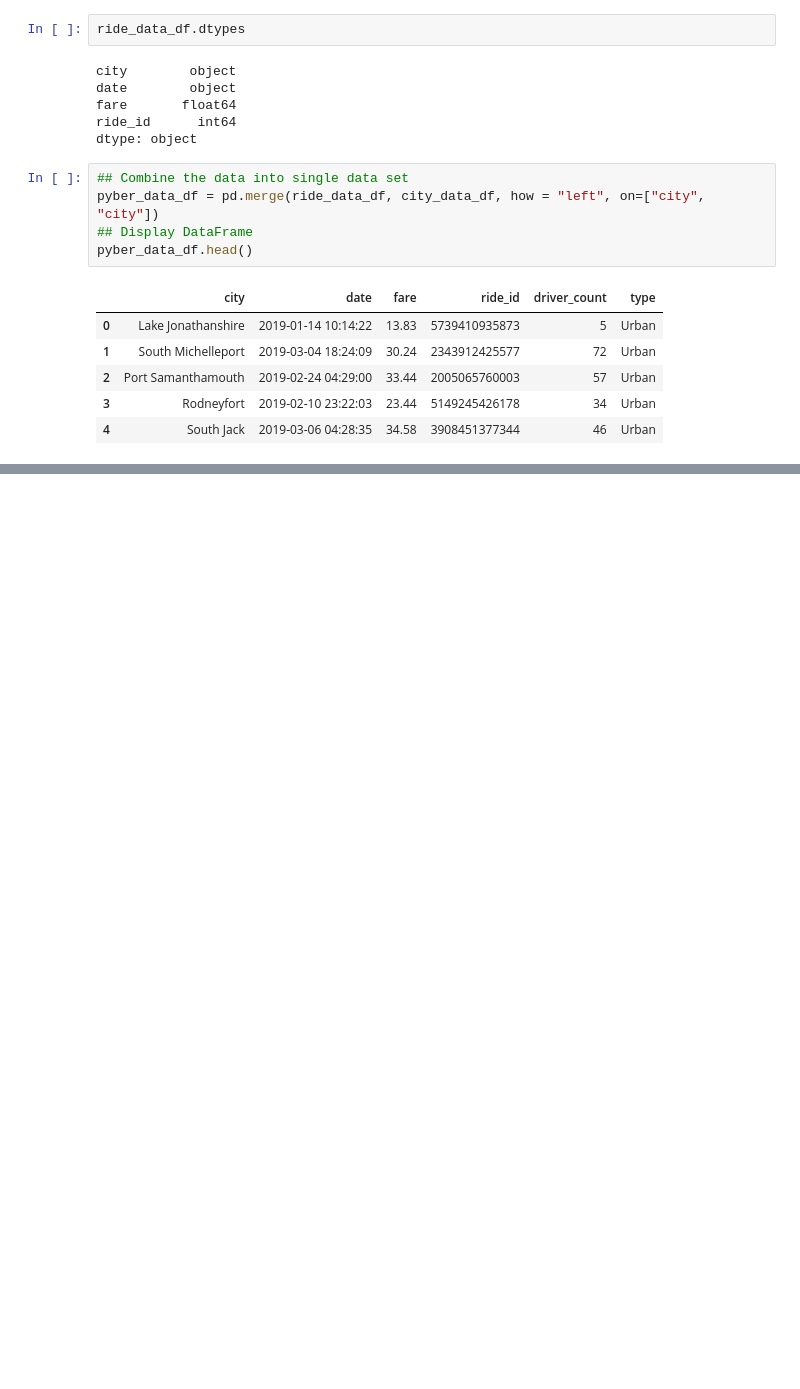
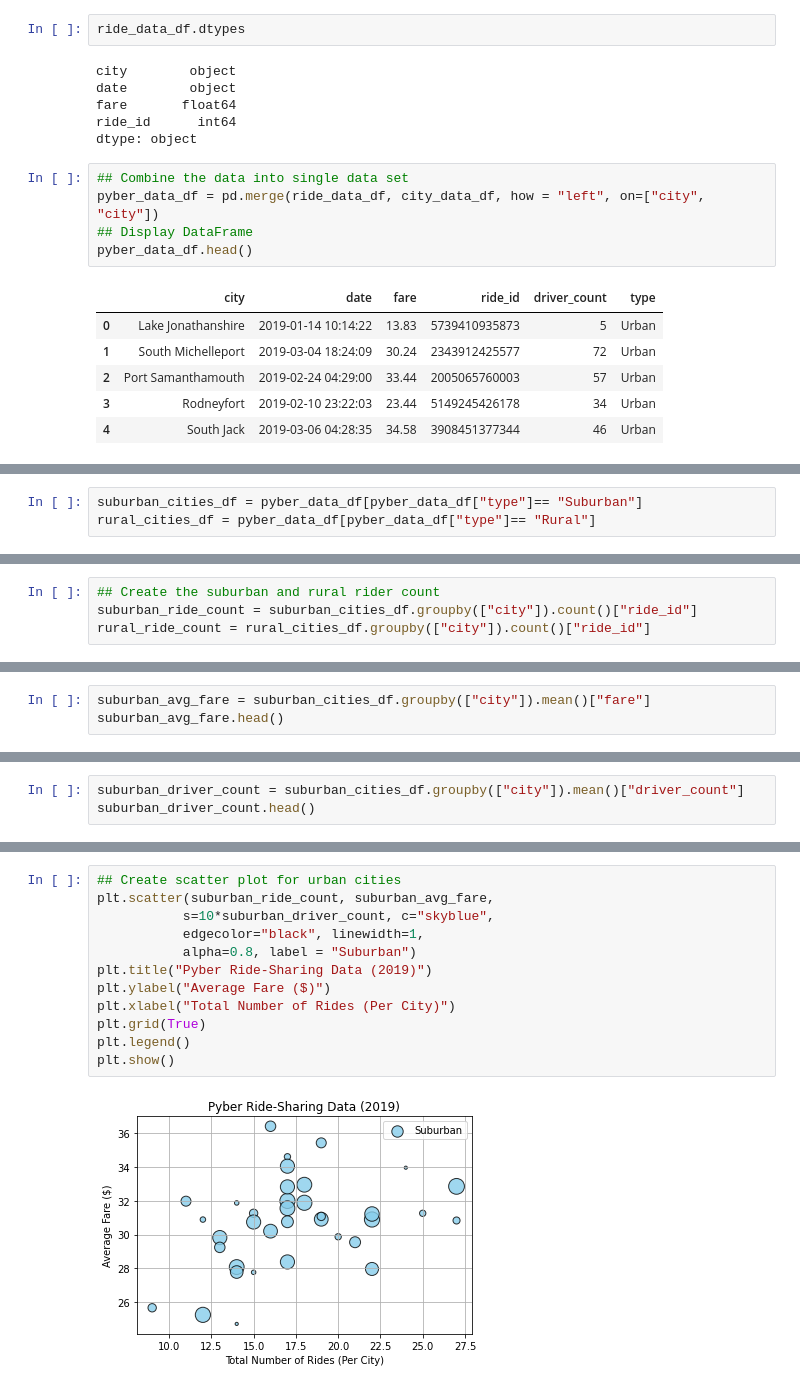
Before and after one commit to robfreed10/PyBer_Analysis, a Jupyter notebook: PyBer.ipynb, the cells around one changed output, grey strips where cells are left out. Cells and saved outputs as stored; diff of their text form; blank space fills up the shorter version.

```diff
--- a/PyBer.ipynb
+++ b/PyBer.ipynb
@@ -140,0 +152,3 @@ pyber_data_df.head()
+# %%
+suburban_cities_df = pyber_data_df[pyber_data_df["type"]== "Suburban"]
+rural_cities_df = pyber_data_df[pyber_data_df["type"]== "Rural"]
@@ -140,0 +176,4 @@ pyber_data_df.head()
+# %%
+## Create the suburban and rural rider count
+suburban_ride_count = suburban_cities_df.groupby(["city"]).count()["ride_id"]
+rural_ride_count = rural_cities_df.groupby(["city"]).count()["ride_id"]
@@ -140,0 +213,3 @@ pyber_data_df.head()
+# %%
+suburban_avg_fare = suburban_cities_df.groupby(["city"]).mean()["fare"]
+suburban_avg_fare.head()
@@ -140,0 +247,3 @@ pyber_data_df.head()
+# %%
+suburban_driver_count = suburban_cities_df.groupby(["city"]).mean()["driver_count"]
+suburban_driver_count.head()
@@ -140,0 +280,14 @@ pyber_data_df.head()
+# %%
+## Create scatter plot for urban cities
+plt.scatter(suburban_ride_count, suburban_avg_fare,
+           s=10*suburban_driver_count, c="skyblue",
+           edgecolor="black", linewidth=1,
+           alpha=0.8, label = "Suburban")
+plt.title("Pyber Ride-Sharing Data (2019)")
+plt.ylabel("Average Fare ($)")
+plt.xlabel("Total Number of Rides (Per City)")
+plt.grid(True)
+plt.legend()
+plt.show()
+# %% [output]
+[figure, added]
```
Also changed, not shown: parts of 15 cells of this notebook.
